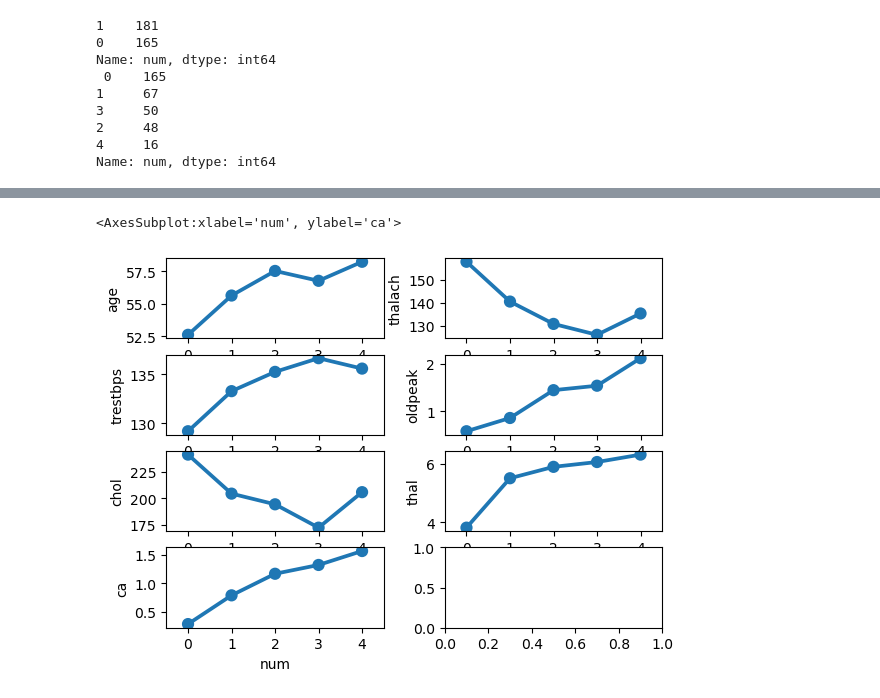
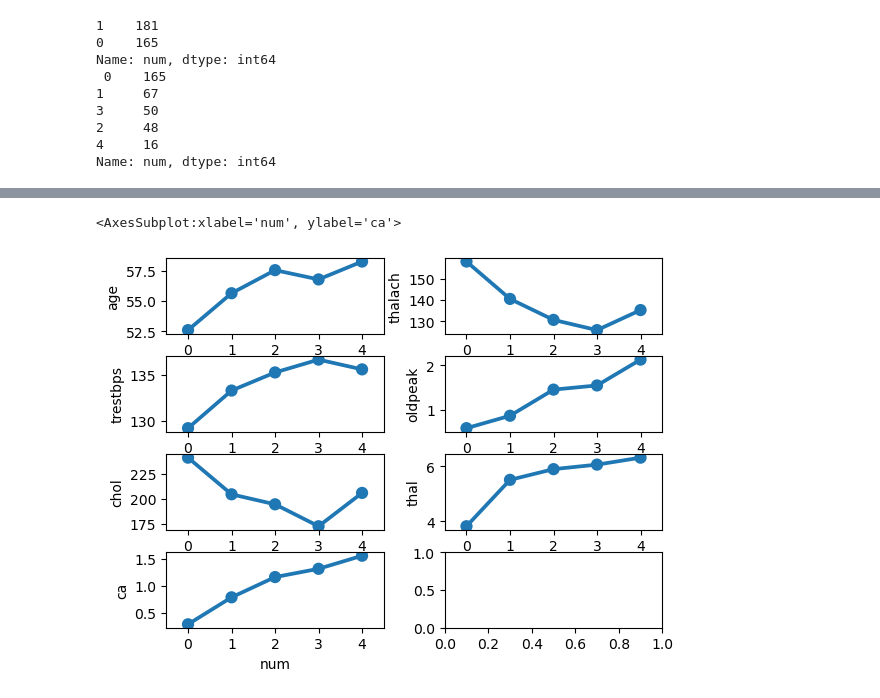
Before and after one commit to LouviersJ/AI-project, a Jupyter notebook: Analyzer.ipynb, the cells around one changed output, grey strips where cells are left out. Saved outputs shown, nothing was run; the diff lists cells and outputs as text; code cells hidden in the pictures.

```diff
--- a/Analyzer.ipynb
+++ b/Analyzer.ipynb
@@ -148,14 +158,14 @@ sns.barplot(x=RFC_basic.feature_importances_, y=df.drop('num',axis=1).columns, a
 # %%
 #Creating lineplots for features most important to identifying heart disease to show their correlation
 fig, axes = plt.subplots(4, 2)
-fig.subplots_adjust(wspace=0.28)
+fig.subplots_adjust(wspace=0.28, hspace = 0.3)
 sns.pointplot(df, x='num', y='age', ax=axes[0,0], errorbar=None)
 sns.pointplot(df, x='num', y='trestbps', ax=axes[1,0], errorbar=None)
 sns.pointplot(df, x='num', y='chol', ax=axes[2,0], errorbar=None)
 sns.pointplot(df, x='num', y='thalach', ax=axes[0,1], errorbar=None)
 sns.pointplot(df, x='num', y='oldpeak', ax=axes[1,1], errorbar=None)
 sns.pointplot(df, x='num', y='thal', ax=axes[2,1], errorbar=None)
 sns.pointplot(df, x='num', y='ca', ax=axes[3,0], errorbar=None)
 # %% [output]
 <AxesSubplot:xlabel='num', ylabel='ca'>
-[figure, old version]
+[figure, new version]
```
Also changed, not shown: parts of 6 cells of this notebook.
